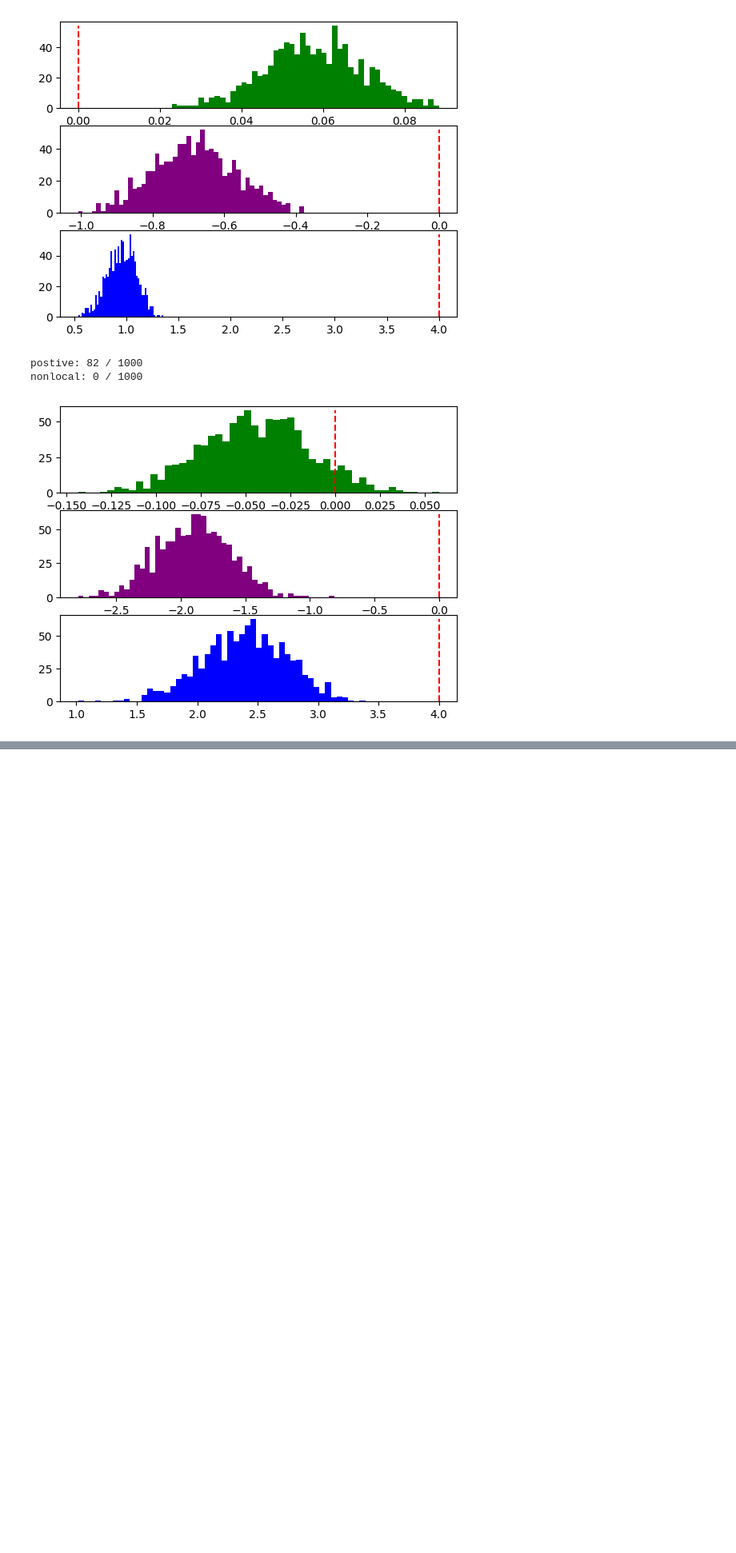
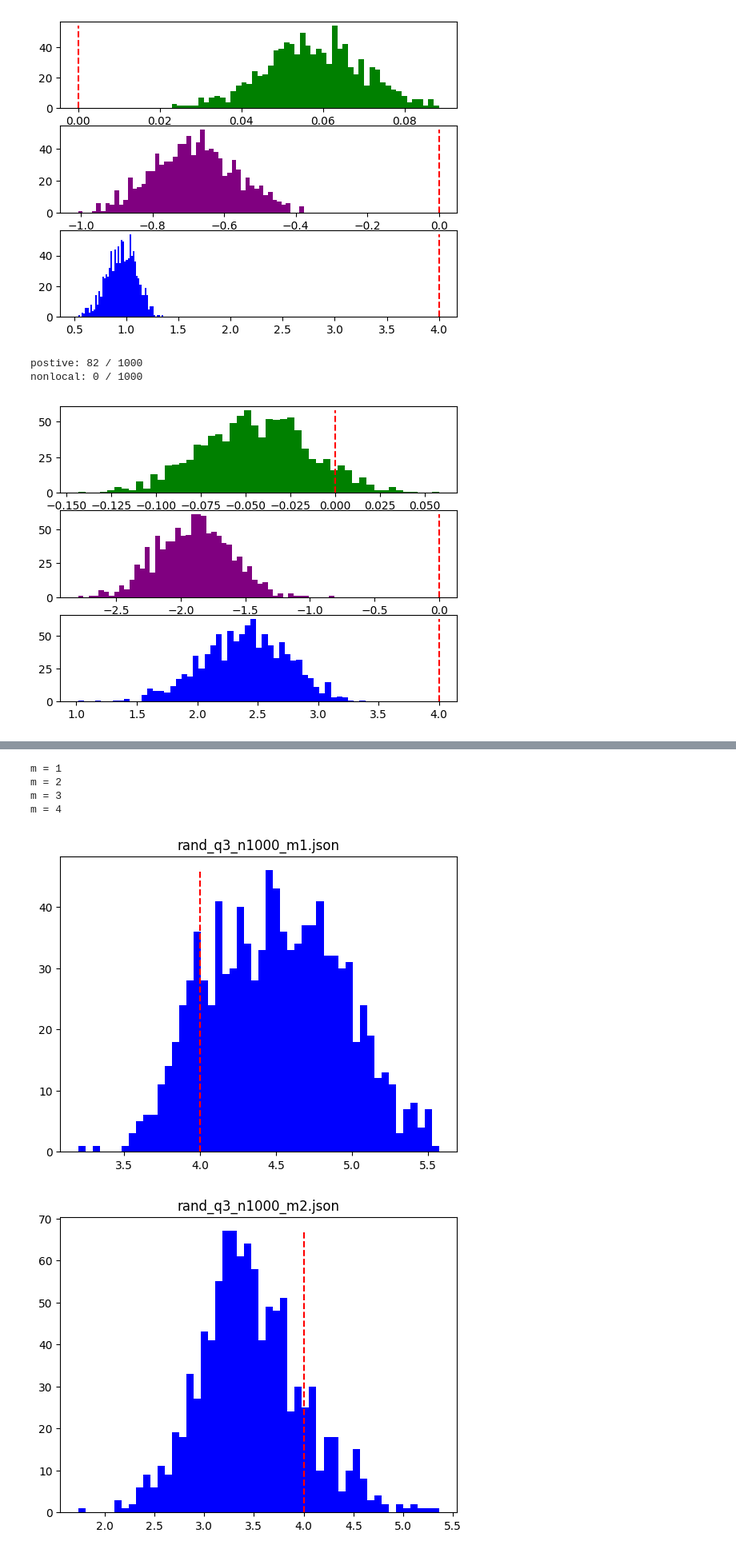
Before and after one commit to zhuyk6/Bell-ineq-VQE, a Jupyter notebook: run_examples.ipynb, the cells around one changed output, grey strips where cells are left out. Shown at 80% size. Drawn from its saved outputs; the diff is of its cells as text; code cells hidden in the pictures; blank space fills up the shorter version.

```diff
--- a/run_examples.ipynb
+++ b/run_examples.ipynb
@@ -4,5 +5,11 @@
 from qnn import *
 from run import *
+# %%
+import json
+
+def save_data(datas: dict, filename: str):
+    with open(filename, "w") as f:
+        json.dump(datas, f, cls=MyEncoder)
 # %% [markdown]
 # Construct Method 1
 
@@ -263,0 +334,38 @@ nonlocal: 0 / 1000
+# %%
+def run_test(n: int, m: int):
+    arr_s = []
+    for i in range(n):
+        dm = rand_density_matrix(3, m)
+        s = Svetlichny_qnn(dm)
+        arr_s.append(s)
+
+    save_data({"arr_s": arr_s}, f"rand_q3_n{n}_m{m}.json")
+
+    return arr_s
+# %%
+for m in range(1, 5):
+    print(f"m = {m}")
+    run_test(1000, m)
+# %% [output]
+m = 1
+m = 2
+m = 3
+m = 4
+# %%
+import matplotlib.pyplot as plt
+
+def draw_pic(filename: str):
+    with open(filename, "r") as f:
+        datas = json.load(f)
+    arr_s = datas["arr_s"]
+
+    plt.title(filename)
+    (cnt, _, _) = plt.hist(arr_s, bins=50, color="blue")
+    plt.vlines([4.0], 0, max(cnt), colors="red", linestyles="dashed")
+    plt.show()
+
+for m in range(1, 5):
+    draw_pic(f"rand_q3_n1000_m{m}.json")
+# %% [output]
+[figure, added]
+[figure, added]
```
Also changed, not shown: parts of 10 cells of this notebook, 11 other files.
